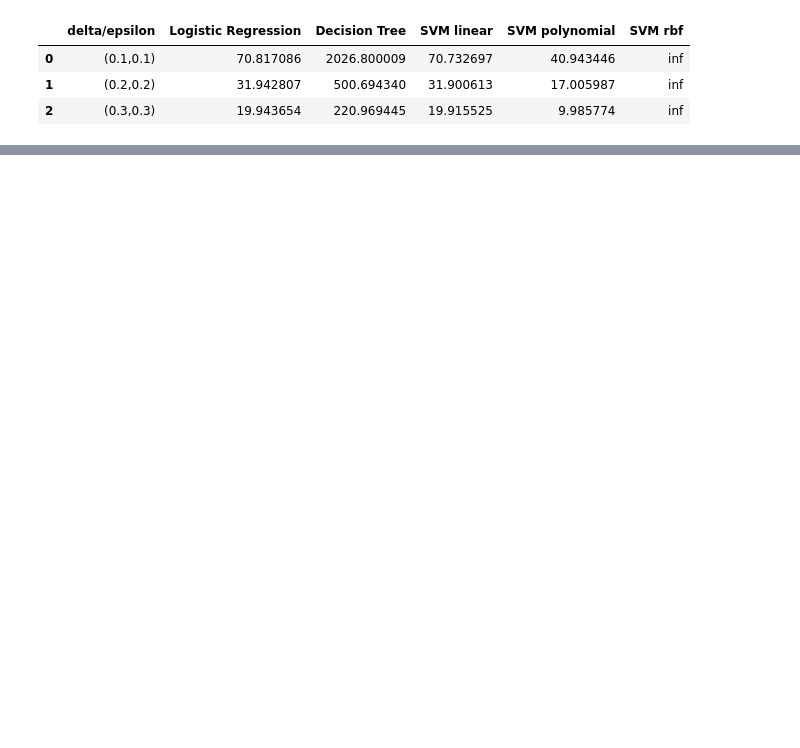
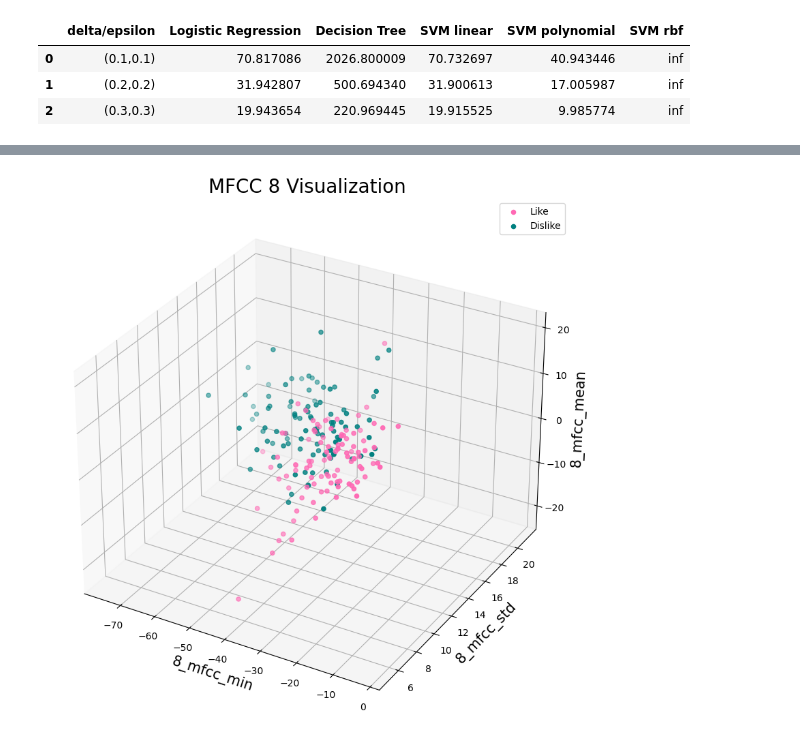
Before and after one commit to IsitaRex/Supervising-My-Musical-Taste, a Jupyter notebook: supervising_my_musical_taste.ipynb, the cells around one changed output, grey strips where cells are left out. Cells and saved outputs as stored; diff of their text form; code cells hidden in the pictures; blank space fills up the shorter version.

```diff
--- a/supervising_my_musical_taste.ipynb
+++ b/supervising_my_musical_taste.ipynb
@@ -64,0 +118,9 @@ df_pags.head()
+# %%
+i = 8
+x_name = str(i)+"_mfcc_min"
+y_name = str(i)+"_mfcc_std"
+z_name = str(i)+"_mfcc_mean"
+data = df_songs[[x_name, y_name , z_name, 'Label']]
+plot(data, x_name, y_name,z_name, "Label", "MFCC "+ str(i)+" Visualization")
+# %% [output]
+[figure, added]
```
Also changed, not shown: parts of 11 cells of this notebook, 3 other files.
